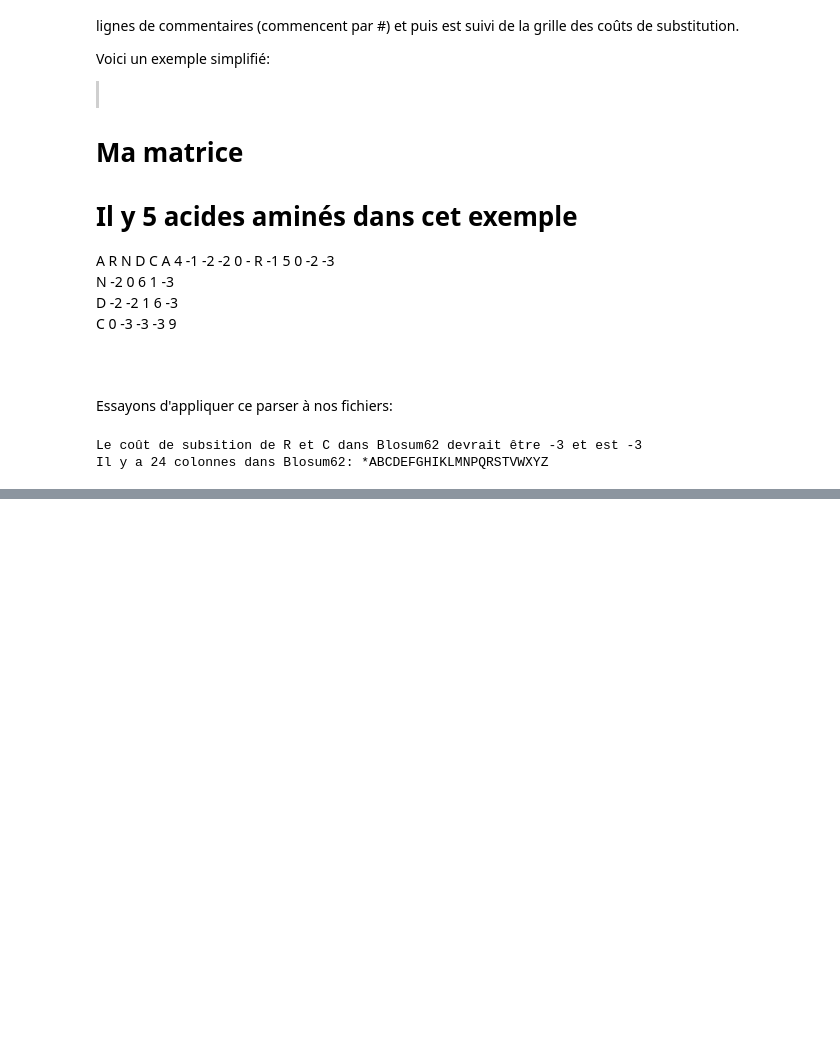
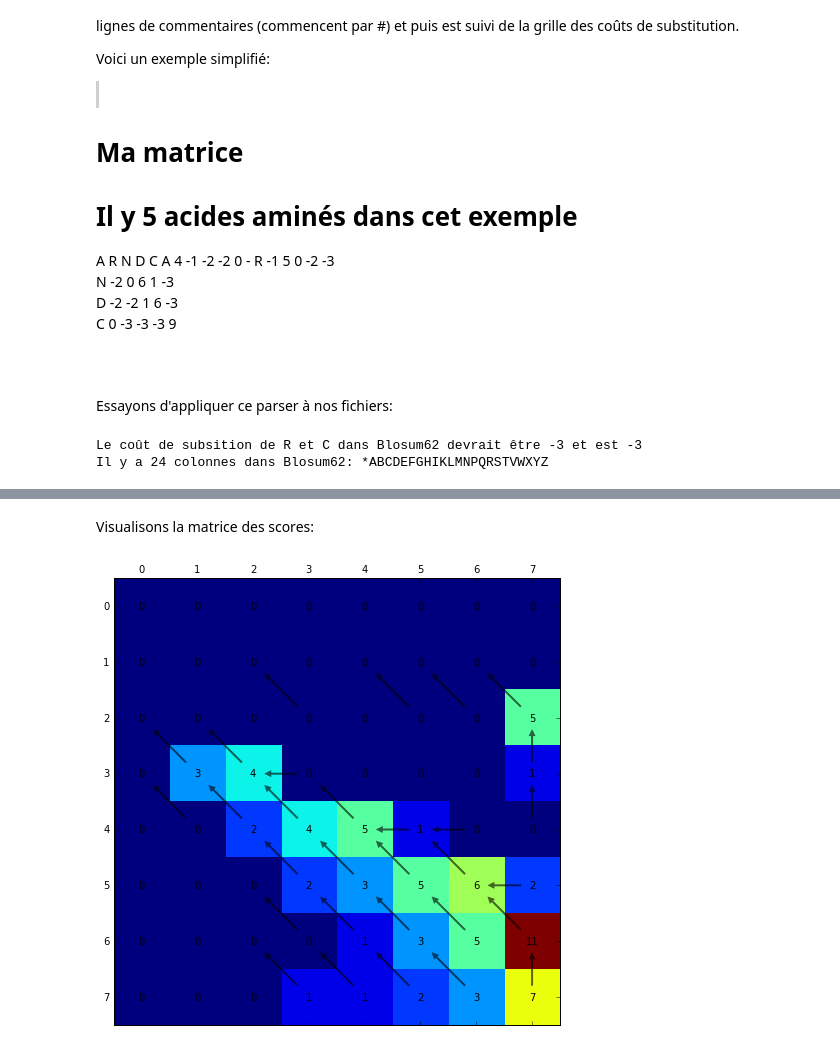
Before and after one commit to bonaert/bioinformatics, a Jupyter notebook: Report.ipynb, the cells around one changed output, grey strips where cells are left out. Saved outputs shown, nothing was run; the diff lists cells and outputs as text; code cells hidden in the pictures; blank space fills up the shorter version.

```diff
--- a/Report.ipynb
+++ b/Report.ipynb
@@ -485,0 +501,26 @@ PLPPGWEERQDILGRTYYVNHESRRTQWKRP
+# %%
+import itertools
+
+def getBestMatches(sequences):
+    bestScore = float('-inf')
+    bestResults = {}
+
+    for seq1, seq2 in itertools.combinations(sequences, 2):
+        scoreMatrix, paths, score, arrowMatrix = result = getBestGlobalAlignements(seq1, seq2, blosum62, startGap=4, keepGap=1, k=5)
+        if score > bestScore:
+            bestScore = score
+            bestResults = {(seq1, seq2): result}
+        elif score == bestScore:
+            bestResults[(seq1, seq2)] = result
+
+    return bestResults, bestScore
+
+# TODO: improve perfomance. Right now it's dumb as a rock
+bestResults, score = getBestMatches(wwSequences)
+print("The best matches have a score of %d" % score)
+print("They are between these sequences: ")
+i = 1
+for (seq1, seq2), result in bestResults.items():
+    print("\n------------- Sequences %d -----------------\n" % i)
+    printAlignementResult(seq1, seq2, result, showScore=False)
+    i += 1
@@ -485,0 +644,6 @@ PLPPGWEERQDILGRTYYVNHESRRTQWKRP
+# %%
+s1, s2 = a, b
+result = getBestLocalAlignements(s1, s2, blosum62, startGap=4, keepGap=1, l=5)
+printAlignementResult(s1, s2, result, showScore = True, showLength = True)
+
+scoreMatrix, paths, score, arrowMatrix = result
@@ -485,0 +670,6 @@ PLPPGWEERQDILGRTYYVNHESRRTQWKRP
+# %% [markdown]
+Visualisons la matrice des scores:
+# %%
+printColoredMatrix(scoreMatrix, arrowMatrix, figsize=(8, 8), arrowColor='black')
+# %% [output]
+[figure, added]
```
Also changed, not shown: parts of 45 cells of this notebook, 5 other files.
